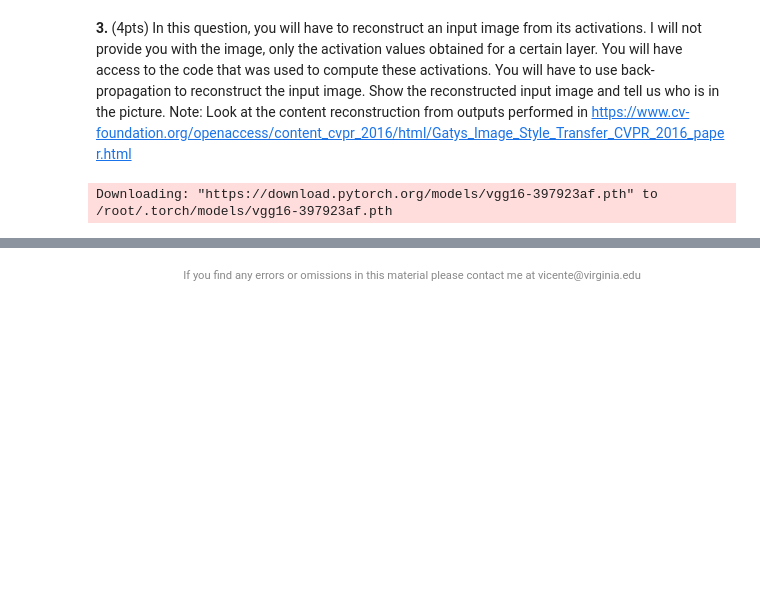
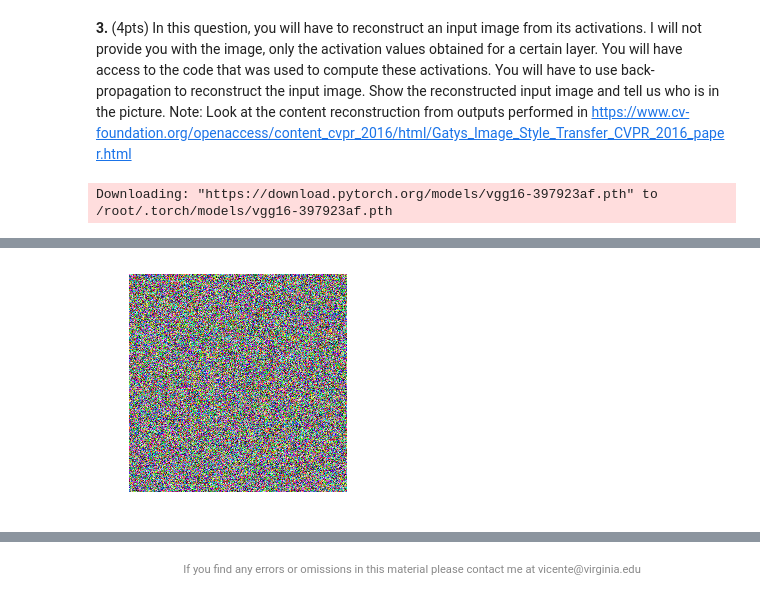
Before and after one commit to thommiano/cvr_6501-009, a Jupyter notebook: lab_4/rnn_lab.ipynb, the cells around one changed output, grey strips where cells are left out. Drawn from its saved outputs; the diff is of its cells as text; code cells hidden in the pictures; blank space fills up the shorter version.

```diff
--- a/lab_4/rnn_lab.ipynb
+++ b/lab_4/rnn_lab.ipynb
@@ -727,0 +858,4 @@ print(target.size())
+# %%
+imshow(inputVar.grad.data)
+# %% [output]
+[figure, added]
```
Also changed, not shown: parts of 13 cells of this notebook, 1 other file.
